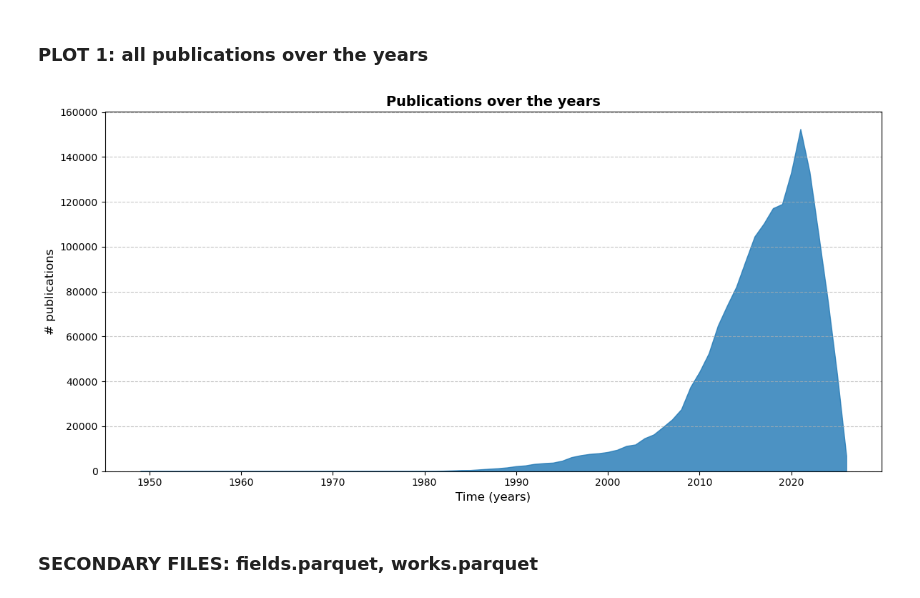
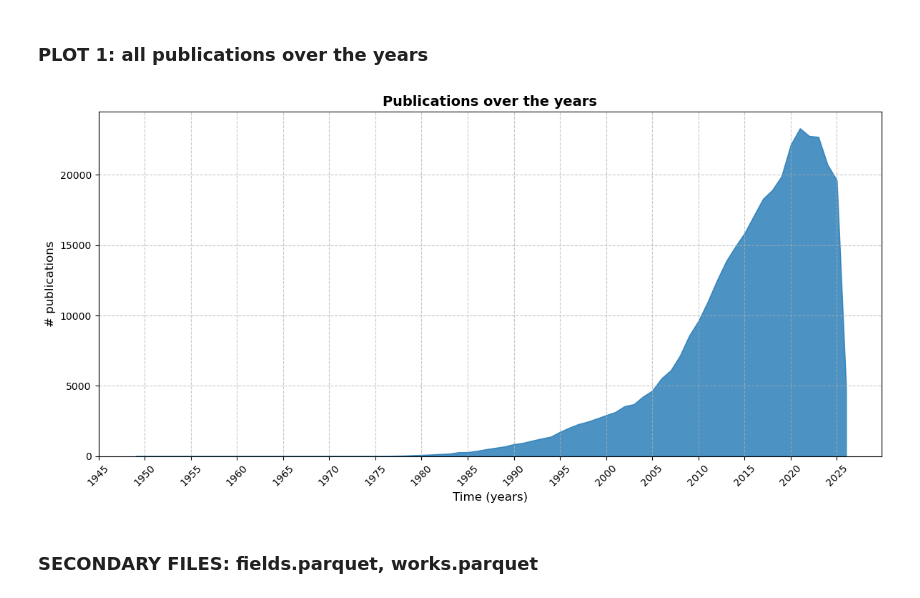
Before and after one commit to AdriRed/science-squared-avbd, a Jupyter notebook: notebooks/alba_02_plots.ipynb, the cells around one changed output. Saved outputs shown, nothing was run; the diff lists cells and outputs as text; code cells hidden in the pictures.

```diff
--- a/notebooks/alba_02_plots.ipynb
+++ b/notebooks/alba_02_plots.ipynb
@@ -120,25 +130,34 @@ Fet! S'han creat 69 fitxers a la carpeta 'C:\Users\lloctreball4\science-squared-
 # %% [markdown]
 ### PLOT 1: all publications over the years
 # %%
+df['date'] = pd.to_datetime(df['date'])
+df['year'] = df['date'].dt.year.astype(int) # from the date, we only want the year
+
+# FILTER DUPLICATED DOIS-----------------------------------------------
+df_unics = df.drop_duplicates(subset=["doi"])
+#----------------------------------------------------------------------
+
 # Counts publications per year
-publicacions_per_any = df['year'].value_counts().sort_index()
+publicacions_per_any = df_unics['year'].value_counts().sort_index()
 
 anys = publicacions_per_any.index
 quantitat = publicacions_per_any.values
 
 # PLOT
 plt.figure(figsize=(12, 6))
 plt.stackplot(anys, quantitat, labels=['Total publicacions'], color='#1f77b4', alpha=0.8)
 plt.title("Publications over the years", fontsize=14, fontweight='bold')
 plt.xlabel("Time (years)", fontsize=12)
 plt.ylabel("# publications", fontsize=12)
-plt.grid(axis='y', linestyle='--', alpha=0.7)
+ticks_anys = np.arange(1945, max(anys) + 1, 5)
+plt.xticks(ticks_anys, rotation=45)
+plt.grid(True, linestyle='--', alpha=0.7)
 #plt.legend(loc='upper left')
 plt.tight_layout()
 
 plt.show()
 # %% [output]
-[figure, old version]
+[figure, new version]
 # %% [markdown]
 ### SECONDARY FILES: fields.parquet, works.parquet
 # %%
```
Also changed, not shown: parts of 19 cells of this notebook, 1 other file.
